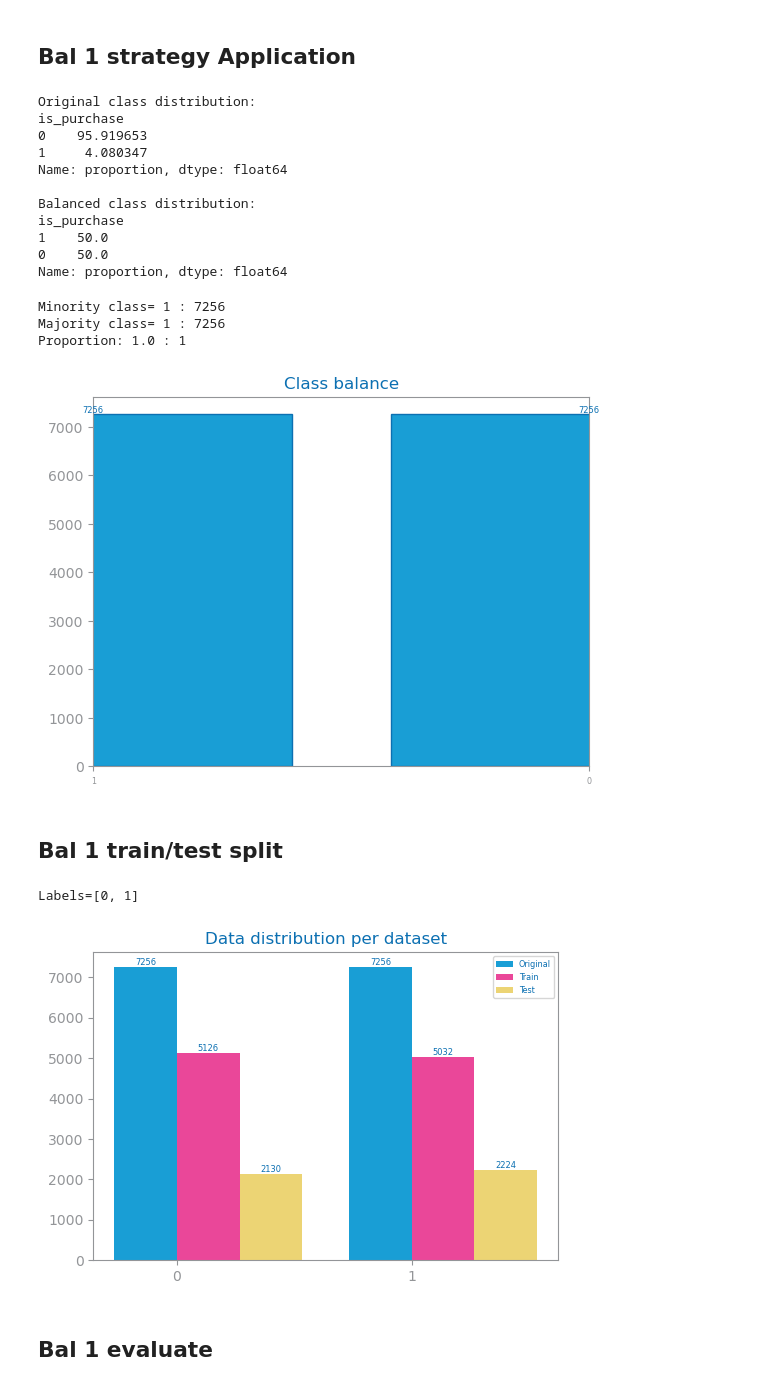
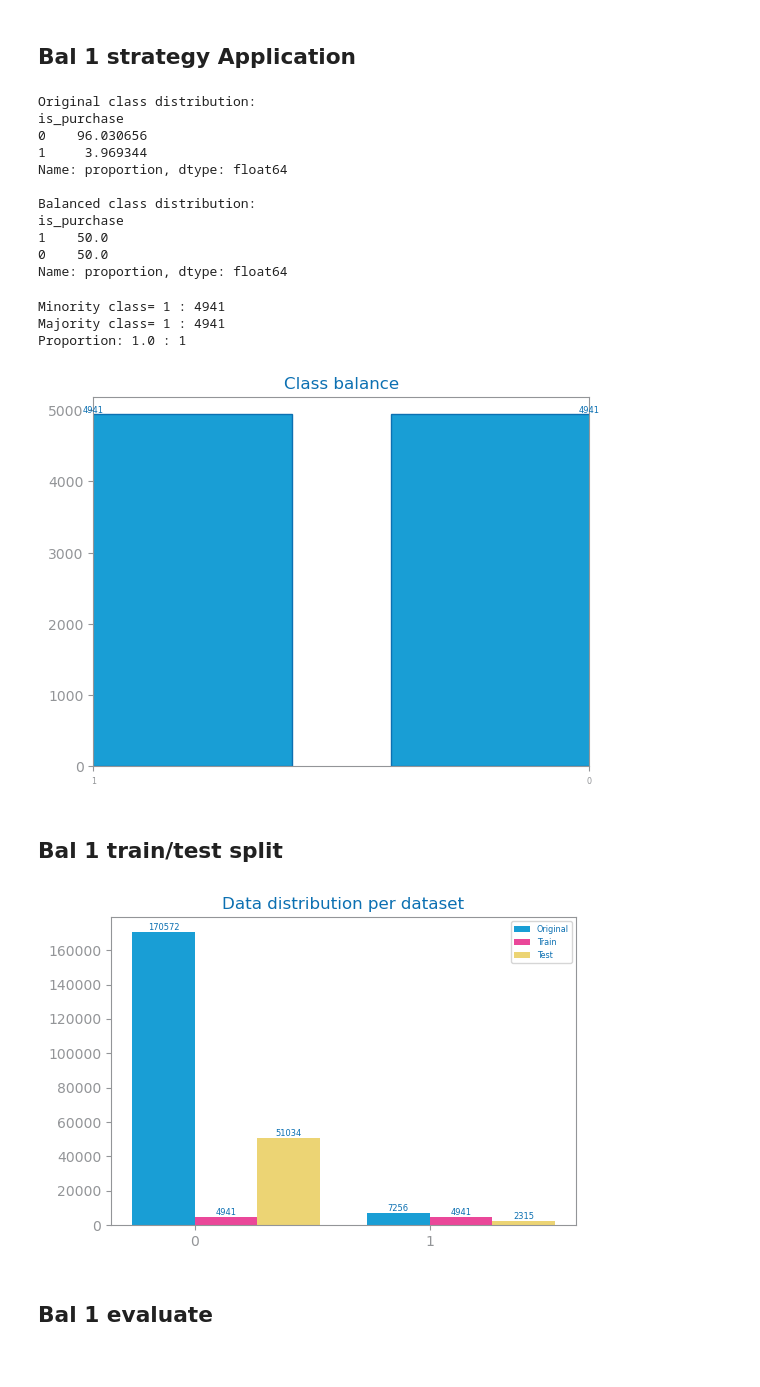
Before and after one commit to jvanalytics/ist_dash_2024_rec, a Jupyter notebook: notebooks/ecommerce_behaviour/_2.5_ecom_data_prep_balancing_v2_dummyfication.ipynb, the cells around one changed output. Cells and saved outputs as stored; diff of their text form; code cells hidden in the pictures.

```diff
--- a/notebooks/ecommerce_behaviour/_2.5_ecom_data_prep_balancing_v2_dummyfication.ipynb
+++ b/notebooks/ecommerce_behaviour/_2.5_ecom_data_prep_balancing_v2_dummyfication.ipynb
@@ -160,8 +160,7 @@ def apply_strategy_1(df: DataFrame) -> DataFrame:
     # Combine the downsampled majority class with the minority class
     df_balanced = pd.concat([df_majority_downsampled, df_minority])
 
-    # Shuffle the combined dataset
-    df_balanced = df_balanced.sample(frac=1, random_state=42).reset_index(drop=True)
+    # sort  the combined dataset
     df_balanced.sort_values(by='day', inplace=True)
 
 
@@ -172,12 +171,13 @@ def apply_strategy_1(df: DataFrame) -> DataFrame:
     return df_balanced
 
 
-df_1=apply_strategy_1(df)
+df_1=apply_strategy_1(train)
+test_1=test.copy()
 # %% [output]
 Original class distribution:
 is_purchase
-0    95.919653
-1     4.080347
+0    96.030656
+1     3.969344
 Name: proportion, dtype: float64
 
 Balanced class distribution:
@@ -212,42 +212,44 @@ plot_bar_chart(
 )
 show()
 # %% [output]
-Minority class= 1 : 7256
-Majority class= 1 : 7256
+Minority class= 1 : 4941
+Majority class= 1 : 4941
 Proportion: 1.0 : 1
-[figure, old version]
+[figure, new version]
 # %% [markdown]
 ## Bal 1 train/test split
 # %%
 from pandas import concat
 from matplotlib.pyplot import figure, show
-from sklearn.model_selection import train_test_split
 from dslabs_functions import plot_multibar_chart
 
 
-# Call the function to split the data
-y_1, X_1, labels, values = define_target_and_prepare_data(df_1, target)
+# Distribution check
 
 
-train_1, test_1 = split_data_save_csv(pd.DataFrame(X_1, columns=df_1.columns), y_1, data_columns=df_1.columns, target_column=target)
+# Create a dictionary to store original class counts
+values: dict[str, list[int]] = {
+    "Original": [
+        len(df[df[target] == 0]),  # Assuming 0 is the negative class
+        len(df[df[target] == 1]),  # Assuming 1 is the positive class
+    ]
+}
 
-# Distribution check
 values["Train"] = [
-    len(train_1[train_1[target] == 0]),
-    len(train_1[train_1[target] == 1]),
+    len(df_1[df_1[target] == 0]),
+    len(df_1[df_1[target] == 1]),
 ]
 values["Test"] = [
     len(test_1[test_1[target] == 0]),
     len(test_1[test_1[target] == 1]),
 ]
 
 # Visualize the distribution
 figure(figsize=(6, 4))
 plot_multibar_chart(labels, values, title="Data distribution per dataset")
 show()
 # %% [output]
-Labels=[0, 1]
-[figure, old version]
+[figure, new version]
 # %% [markdown]
 ## Bal 1 evaluate
 # %%
```
Also changed, not shown: parts of 14 cells of this notebook, 9 other files.
